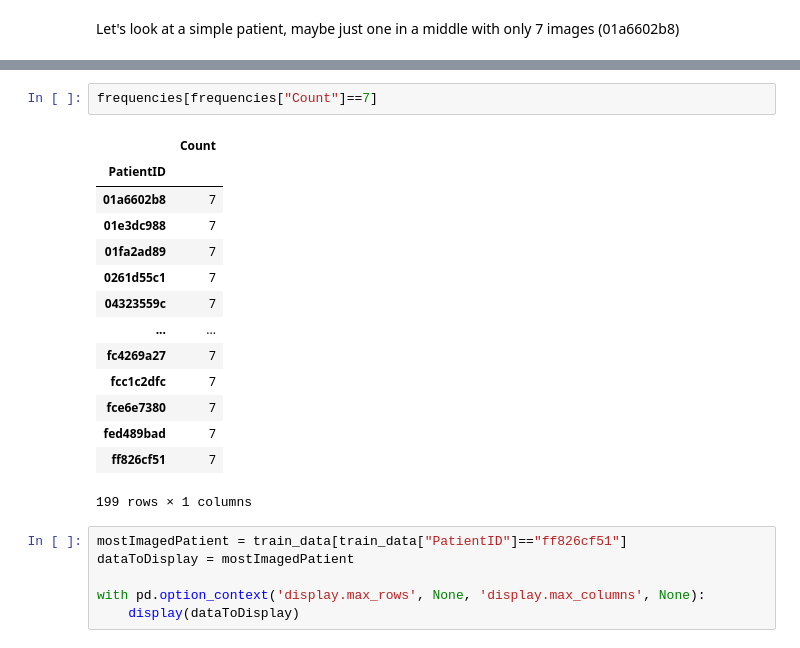
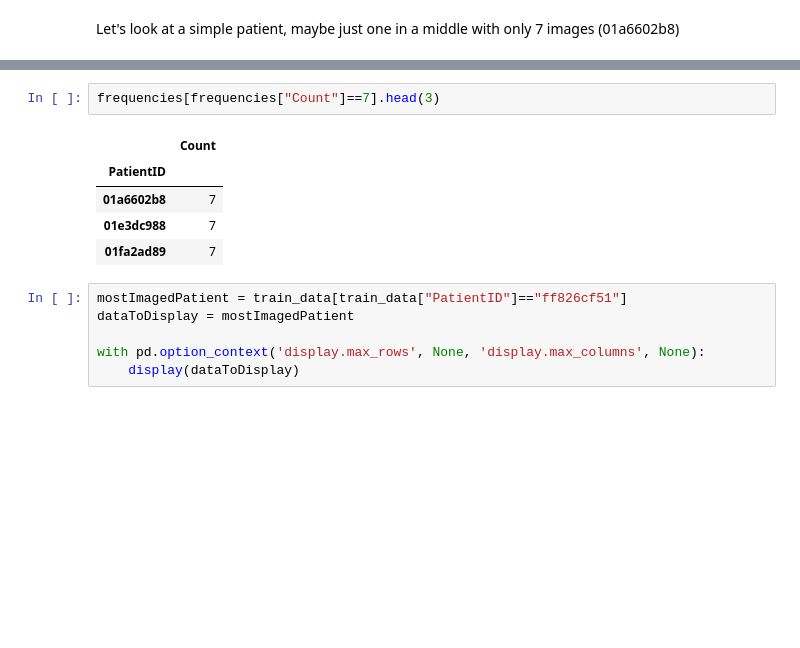
Before and after one commit to Ethan3491/ADS2002-Project, a Jupyter notebook: Russell EDA.ipynb, the cells around one changed output, grey strips where cells are left out. Cells and saved outputs as stored; diff of their text form; blank space fills up the shorter version.

```diff
--- a/Russell EDA.ipynb
+++ b/Russell EDA.ipynb
@@ -165,22 +178,13 @@ with pd.option_context('display.max_rows', None, 'display.max_columns', None):
 | 22775 | 1.2.826.0.1.3680043.8.498.7067439... | 0 | 0 | 0 | 0 | 0 | ... |
 | 30081 | 1.2.826.0.1.3680043.8.498.9509249... | 0 | 0 | 0 | 0 | 0 | ... |
 # %%
-frequencies[frequencies["Count"]==7]
+frequencies[frequencies["Count"]==7].head(3)
 # %% [output]
 |  | Count |
 | PatientID |  |
 | 01a6602b8 | 7 |
 | 01e3dc988 | 7 |
 | 01fa2ad89 | 7 |
-| 0261d55c1 | 7 |
-| 04323559c | 7 |
-| ... | ... |
-| fc4269a27 | 7 |
-| fcc1c2dfc | 7 |
-| fce6e7380 | 7 |
-| fed489bad | 7 |
-| ff826cf51 | 7 |
-199 rows × 1 columns
 # %%
 mostImagedPatient = train_data[train_data["PatientID"]=="ff826cf51"]
 dataToDisplay = mostImagedPatient
```
Also changed, not shown: parts of 13 cells of this notebook.
